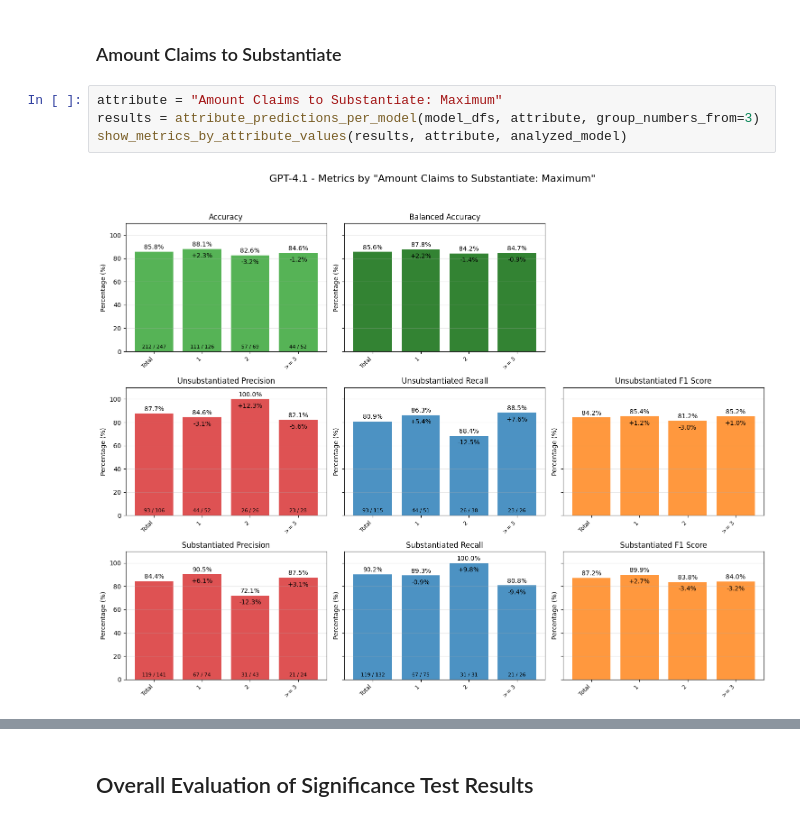
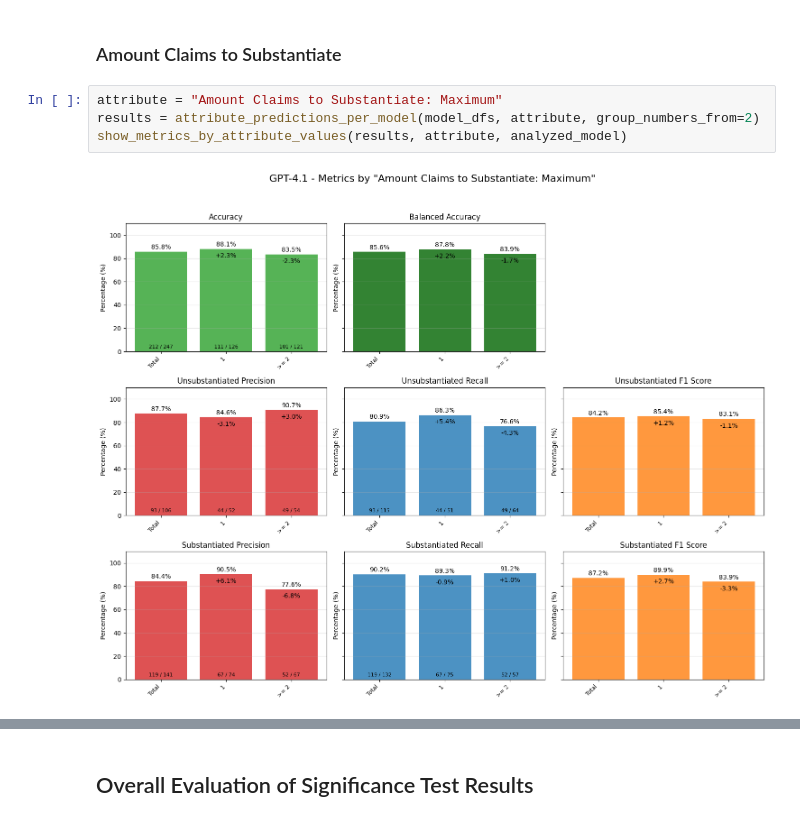
Before and after one commit to insabelter/automated-citation-verification, a Jupyter notebook: notebooks/07_results_evaluation_and_visualisation.ipynb, the cells around one changed output, grey strips where cells are left out. Cells and saved outputs as stored; diff of their text form.

```diff
--- a/notebooks/07_results_evaluation_and_visualisation.ipynb
+++ b/notebooks/07_results_evaluation_and_visualisation.ipynb
@@ -260,8 +259,8 @@ Permutation test results (comparison per metric over 10 permutations):
 ### Amount Claims to Substantiate
 # %%
 attribute = "Amount Claims to Substantiate: Maximum"
-results = attribute_predictions_per_model(model_dfs, attribute, group_numbers_from=3)
+results = attribute_predictions_per_model(model_dfs, attribute, group_numbers_from=2)
 show_metrics_by_attribute_values(results, attribute, analyzed_model)
 # %% [output]
-[figure, old version]
+[figure, new version]
 # %%
```
Also changed, not shown: parts of 26 cells of this notebook, 1 other file.
